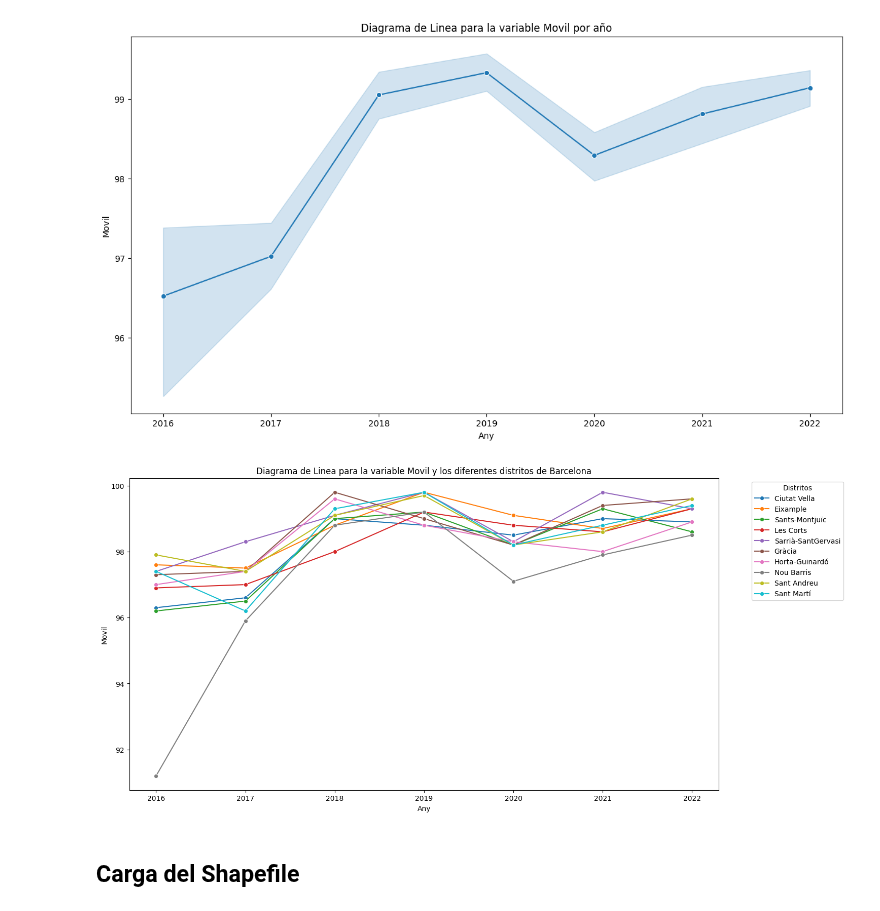
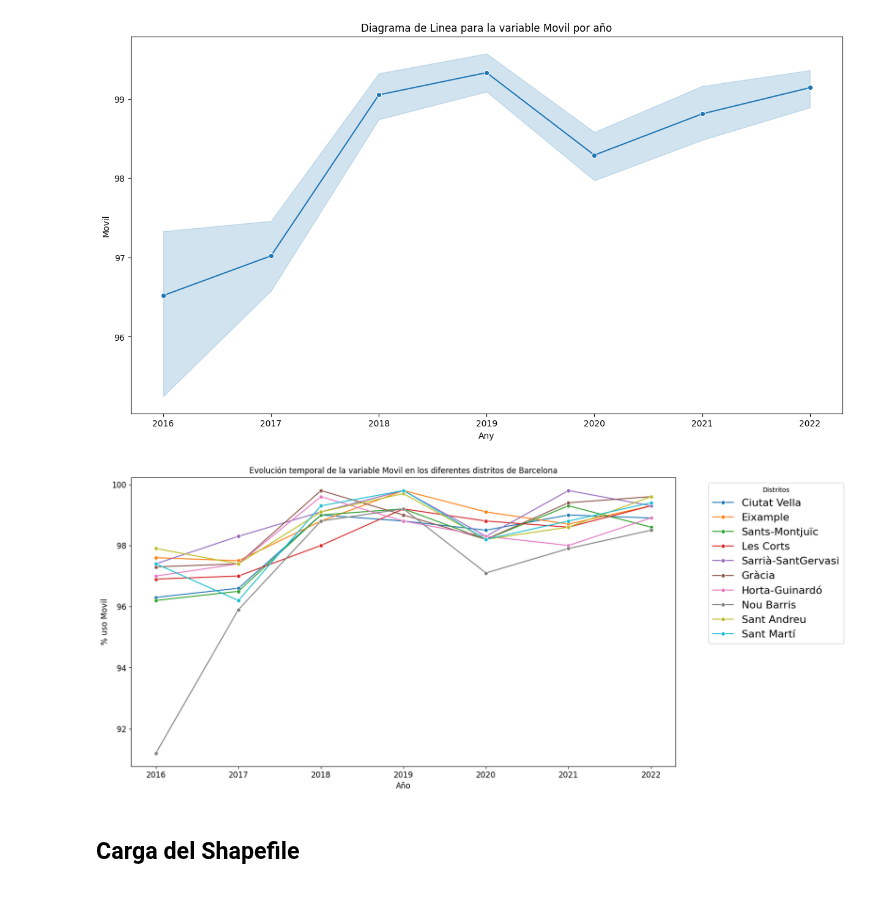
Before and after one commit to dmunozbe/TFM_DataScience, a Jupyter notebook: CargaDatos/NB_Movil.ipynb, the cells around one changed output. Saved outputs shown, nothing was run; the diff lists cells and outputs as text; code cells hidden in the pictures.

```diff
--- a/CargaDatos/NB_Movil.ipynb
+++ b/CargaDatos/NB_Movil.ipynb
@@ -170,20 +170,20 @@ plt.show()
 # %%
 # Creamos un diagrama de linea
 plt.figure(figsize=(15, 8))
 
 
 sns.lineplot(data=df_final, x='Any', y='Movil', hue='Nom_Districte', marker='o')# Graficar los valores de la variable continua
-plt.title('Diagrama de Linea para la variable Movil y los diferentes distritos de Barcelona')
-plt.xlabel('Any')
-plt.ylabel('Movil')
-plt.legend(title='Distritos', bbox_to_anchor=(1.05, 1), loc='upper left')
-plt.xticks(df_final['Any'].unique())
+plt.title('Evolución temporal de la variable Movil en los diferentes distritos de Barcelona')
+plt.xlabel('Año',fontsize=12)
+plt.ylabel('% uso Movil',fontsize=12)
+plt.legend(title='Distritos', bbox_to_anchor=(1.05, 1), loc='upper left',fontsize=16)
+plt.xticks(df_final['Any'].unique(),fontsize=12)
+plt.yticks(fontsize=12)
 
-# Sacamos la leyenda fuera del grafico
 
 plt.show()
 # %% [output]
-[figure, old version]
+[figure, new version]
 # %% [markdown]
 ## Carga del Shapefile
 # %% [markdown]
```
Also changed, not shown: parts of 1 cell of this notebook.
